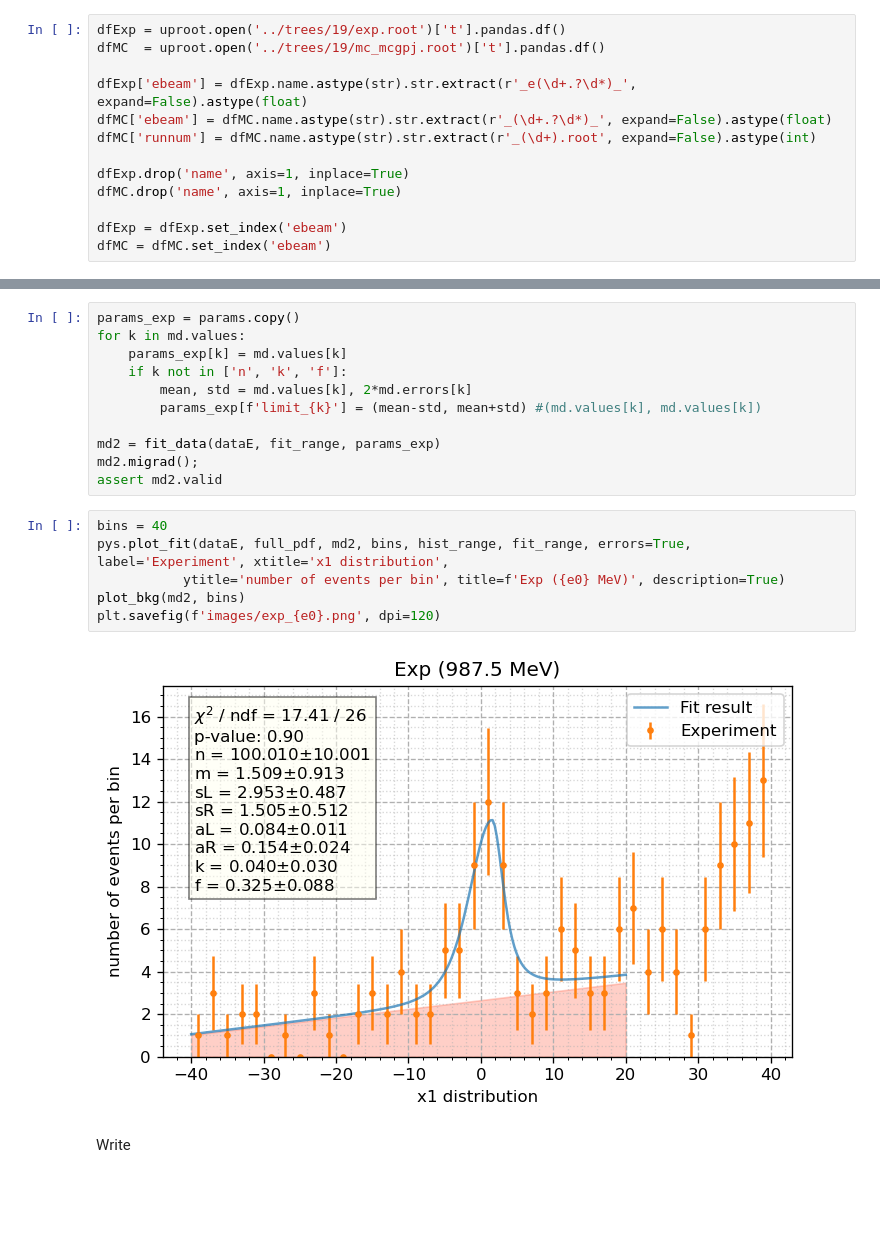
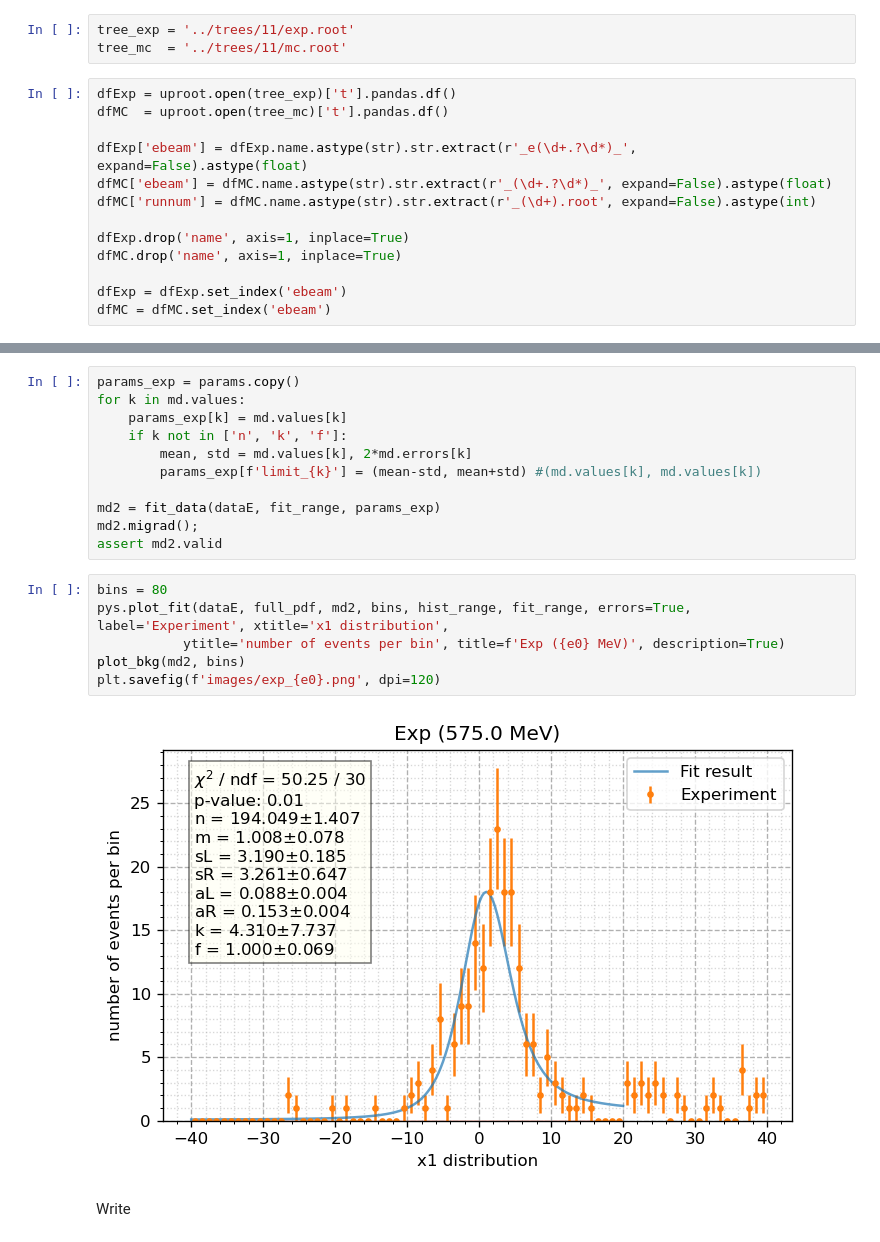
Before and after one commit to nikita-p/kskl20, a Jupyter notebook: notebooks/03. Cross section.ipynb, the cells around one changed output, grey strips where cells are left out. Drawn from its saved outputs; the diff is of its cells as text; blank space fills up the shorter version.

```diff
--- a/notebooks/03. Cross section.ipynb
+++ b/notebooks/03. Cross section.ipynb
@@ -24,9 +24,12 @@ def get_x(df, phi):
     x1 =  dE*np.cos(p) - dP*np.sin(p)
     x2 =  dE*np.sin(p) + dP*np.cos(p)
     return x1, x2
+# %%
+tree_exp = '../trees/11/exp.root'
+tree_mc  = '../trees/11/mc.root'
 # %%
-dfExp = uproot.open('../trees/19/exp.root')['t'].pandas.df()
-dfMC  = uproot.open('../trees/19/mc_mcgpj.root')['t'].pandas.df()
+dfExp = uproot.open(tree_exp)['t'].pandas.df()
+dfMC  = uproot.open(tree_mc)['t'].pandas.df()
 
 dfExp['ebeam'] = dfExp.name.astype(str).str.extract(r'_e(\d+.?\d*)_', expand=False).astype(float)
 dfMC['ebeam'] = dfMC.name.astype(str).str.extract(r'_(\d+.?\d*)_', expand=False).astype(float)
@@ -218,13 +268,13 @@ md2 = fit_data(dataE, fit_range, params_exp)
 md2.migrad();
 assert md2.valid
 # %%
-bins = 40
+bins = 80
 pys.plot_fit(dataE, full_pdf, md2, bins, hist_range, fit_range, errors=True, label='Experiment', xtitle='x1 distribution',
            ytitle='number of events per bin', title=f'Exp ({e0} MeV)', description=True)
 plot_bkg(md2, bins)
 plt.savefig(f'images/exp_{e0}.png', dpi=120)
 # %% [output]
-[figure, old version]
+[figure, new version]
 # %% [markdown]
 Write
 # %%
```
Also changed, not shown: parts of 7 cells of this notebook, 8 other files.
